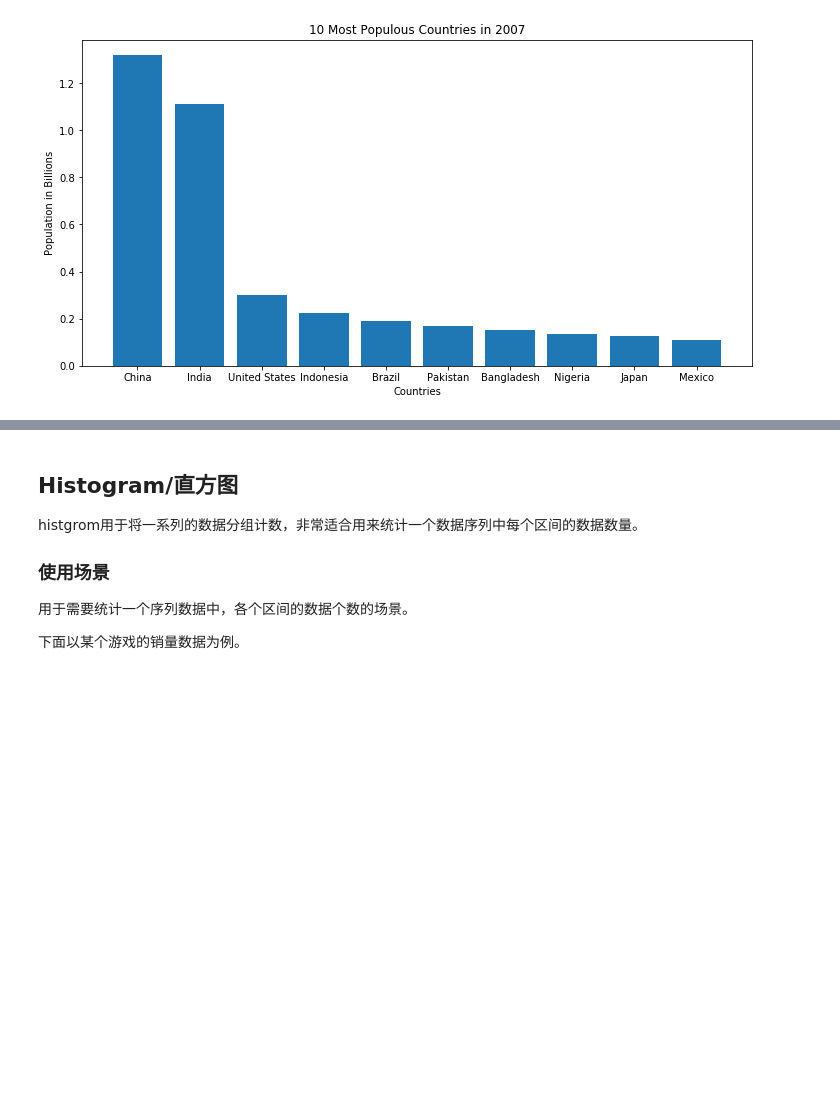
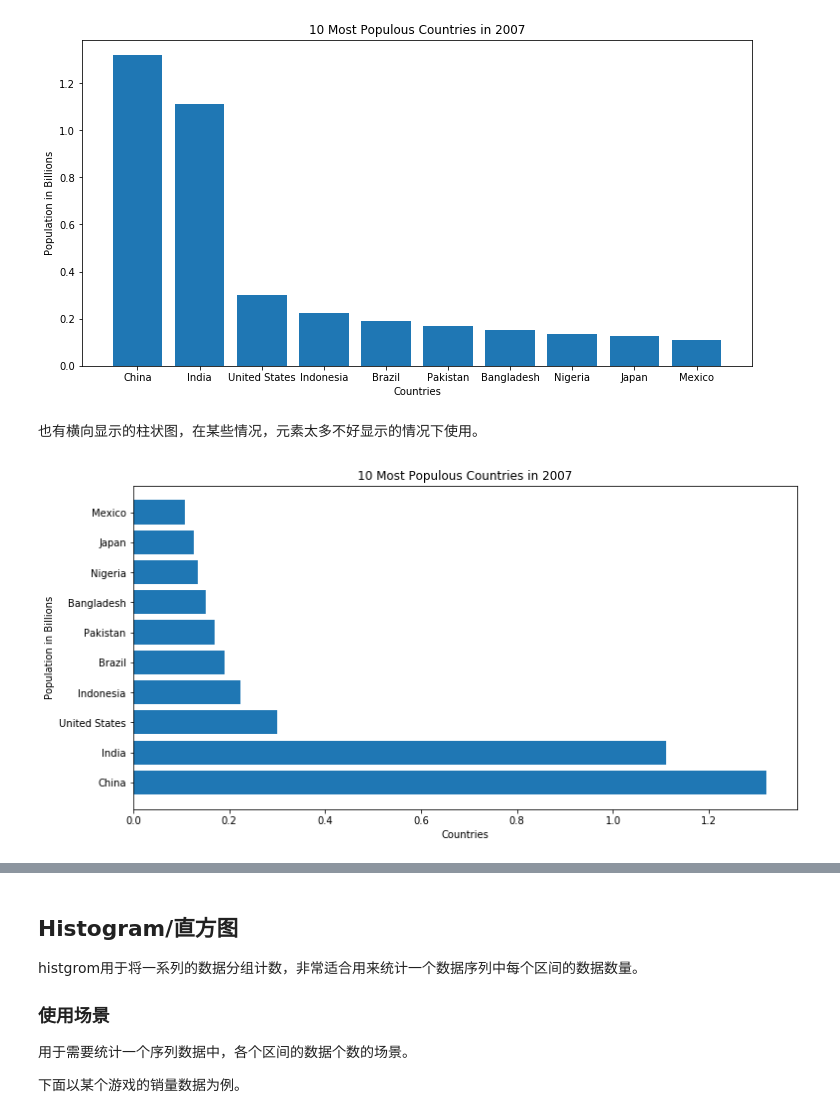
Before and after one commit to dwSun/matplotlib-tutorial, a Jupyter notebook: matplotlib-tutorial.ipynb, the cells around one changed output, grey strips where cells are left out. Saved outputs shown, nothing was run; the diff lists cells and outputs as text; code cells hidden in the pictures; blank space fills up the shorter version.

```diff
--- a/matplotlib-tutorial.ipynb
+++ b/matplotlib-tutorial.ipynb
@@ -549,3 +570,17 @@ plt.title('10 Most Populous Countries in 2007')
 plt.show()
 # %% [output]
 [figure]
+# %% [markdown]
+也有横向显示的柱状图，在某些情况，元素太多不好显示的情况下使用。
+# %%
+plt.figure(figsize=(12, 6))
+
+x = range(10)
+plt.barh(x, top_10_p['population']/10**9)
+plt.yticks(x, top_10_p['country'])
+plt.xlabel('Countries')
+plt.ylabel('Population in Billions')
+plt.title('10 Most Populous Countries in 2007')
+plt.show()
+# %% [output]
+[figure, added]
```
Also changed, not shown: parts of 42 cells of this notebook, 1 other file.
